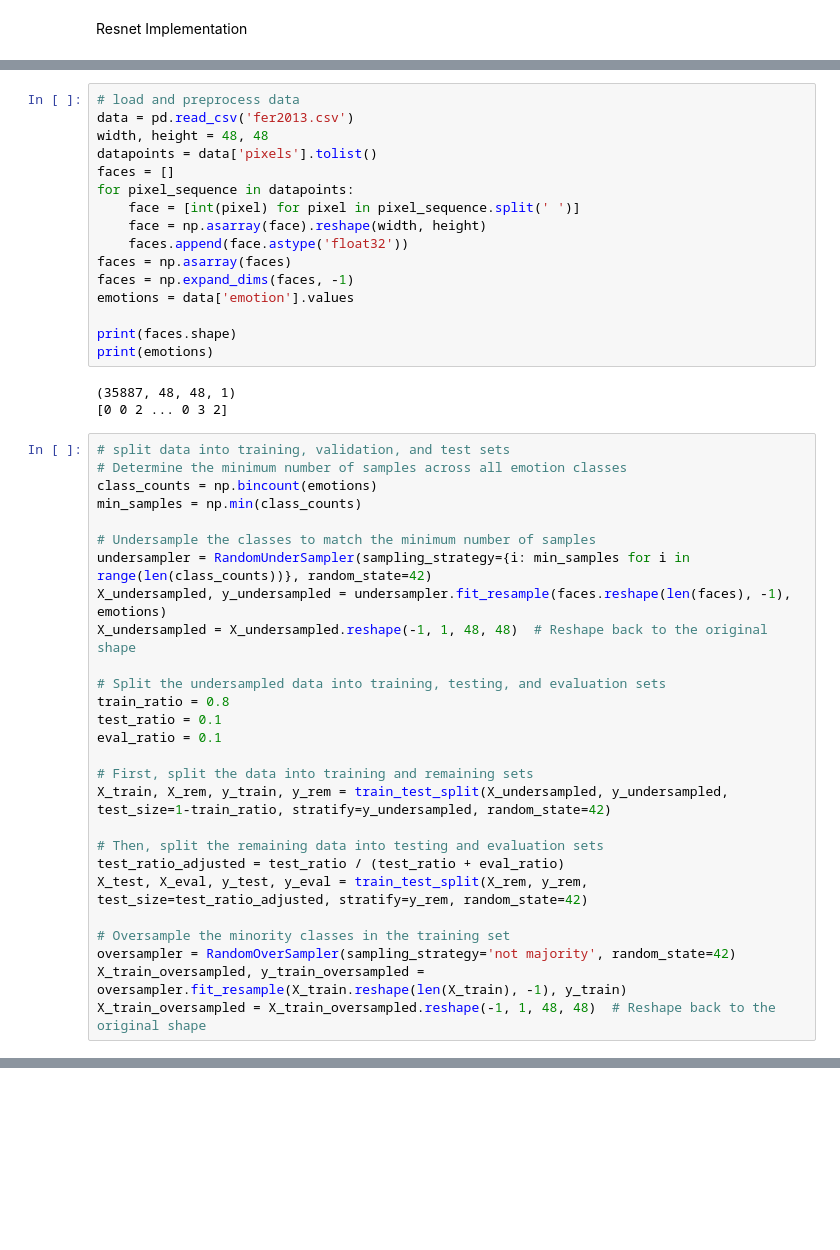
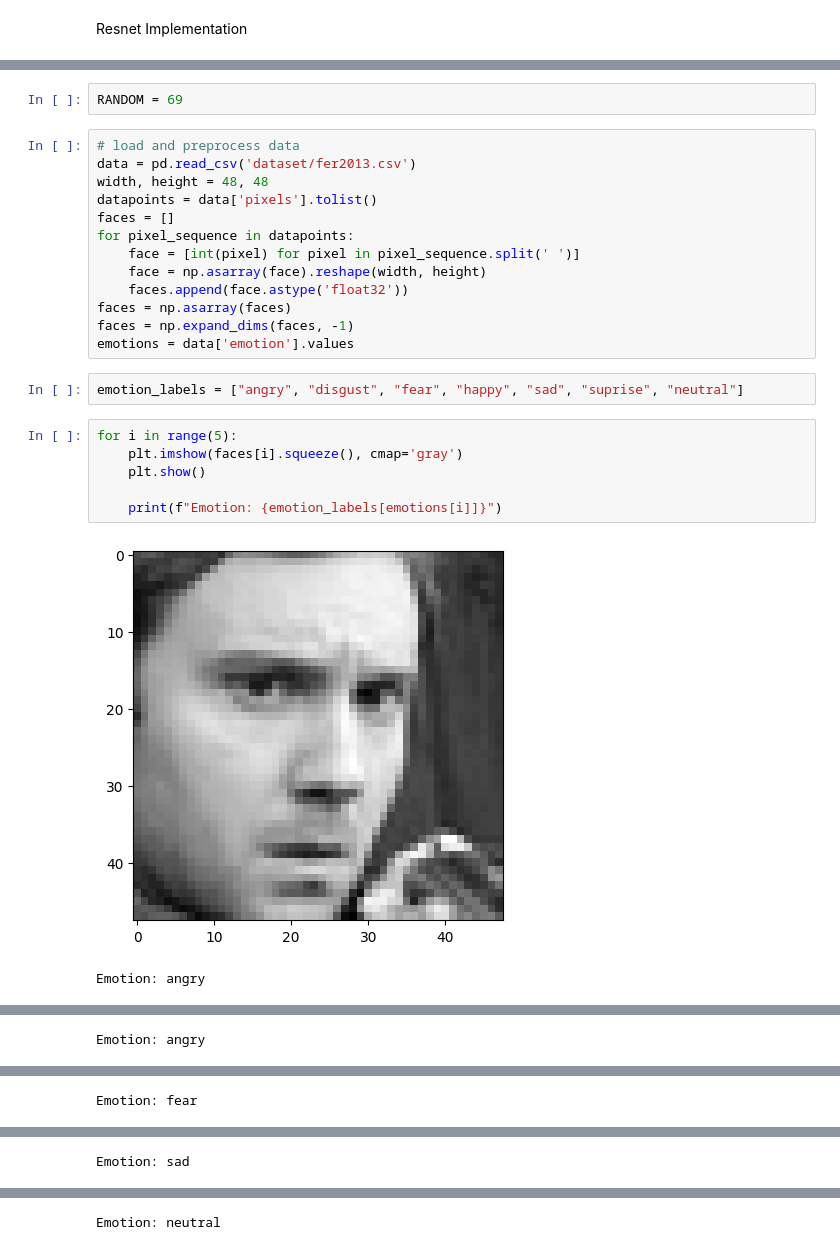
Before and after one commit to kadijaismail112/EmotionRecML, a Jupyter notebook: resnet.ipynb, the cells around one changed output, grey strips where cells are left out. Saved outputs shown, nothing was run; the diff lists cells and outputs as text; blank space fills up the shorter version.

```diff
--- a/resnet.ipynb
+++ b/resnet.ipynb
@@ -15,6 +23,8 @@ from sklearn.model_selection import train_test_split
+# %%
+RANDOM = 69
 # %%
 # load and preprocess data
-data = pd.read_csv('fer2013.csv')
+data = pd.read_csv('dataset/fer2013.csv')
 width, height = 48, 48
 datapoints = data['pixels'].tolist()
 faces = []
@@ -25,36 +35,14 @@ for pixel_sequence in datapoints:
 faces = np.asarray(faces)
 faces = np.expand_dims(faces, -1)
 emotions = data['emotion'].values
-
-print(faces.shape)
-print(emotions)
-# %% [output]
-(35887, 48, 48, 1)
-[0 0 2 ... 0 3 2]
-# %%
-# split data into training, validation, and test sets
-# Determine the minimum number of samples across all emotion classes
-class_counts = np.bincount(emotions)
-min_samples = np.min(class_counts)
-
-# Undersample the classes to match the minimum number of samples
-undersampler = RandomUnderSampler(sampling_strategy={i: min_samples for i in range(len(class_counts))}, random_state=42)
-X_undersampled, y_undersampled = undersampler.fit_resample(faces.reshape(len(faces), -1), emotions)
-X_undersampled = X_undersampled.reshape(-1, 1, 48, 48)  # Reshape back to the original shape
-
-# Split the undersampled data into training, testing, and evaluation sets
-train_ratio = 0.8
-test_ratio = 0.1
-eval_ratio = 0.1
-
-# First, split the data into training and remaining sets
-X_train, X_rem, y_train, y_rem = train_test_split(X_undersampled, y_undersampled, test_size=1-train_ratio, stratify=y_undersampled, random_state=42)
-
-# Then, split the remaining data into testing and evaluation sets
-test_ratio_adjusted = test_ratio / (test_ratio + eval_ratio)
-X_test, X_eval, y_test, y_eval = train_test_split(X_rem, y_rem, test_size=test_ratio_adjusted, stratify=y_rem, random_state=42)
-
-# Oversample the minority classes in the training set
-oversampler = RandomOverSampler(sampling_strategy='not majority', random_state=42)
-X_train_oversampled, y_train_oversampled = oversampler.fit_resample(X_train.reshape(len(X_train), -1), y_train)
-X_train_oversampled = X_train_oversampled.reshape(-1, 1, 48, 48)  # Reshape back to the original shape
+# %%
+emotion_labels = ["angry", "disgust", "fear", "happy", "sad", "suprise", "neutral"]
+# %%
+for i in range(5):
+    plt.imshow(faces[i].squeeze(), cmap='gray')
+    plt.show()
+
+    print(f"Emotion: {emotion_labels[emotions[i]]}")
+# %% [output]
+[figure, added]
+Emotion: angry
@@ -60,0 +50 @@ X_train_oversampled = X_train_oversampled.reshape(-1, 1, 48, 48)  # Reshape back
+Emotion: angry
@@ -60,0 +52 @@ X_train_oversampled = X_train_oversampled.reshape(-1, 1, 48, 48)  # Reshape back
+Emotion: fear
@@ -60,0 +54 @@ X_train_oversampled = X_train_oversampled.reshape(-1, 1, 48, 48)  # Reshape back
+Emotion: sad
@@ -60,0 +56 @@ X_train_oversampled = X_train_oversampled.reshape(-1, 1, 48, 48)  # Reshape back
+Emotion: neutral
```
Also changed, not shown: parts of 14 cells of this notebook, 2 other files.
